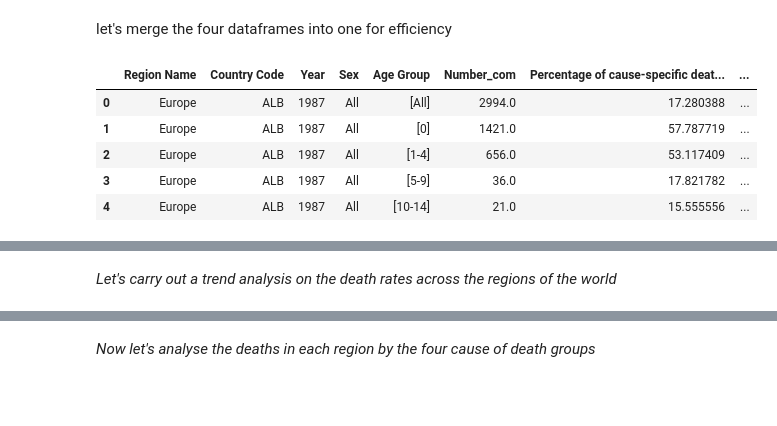
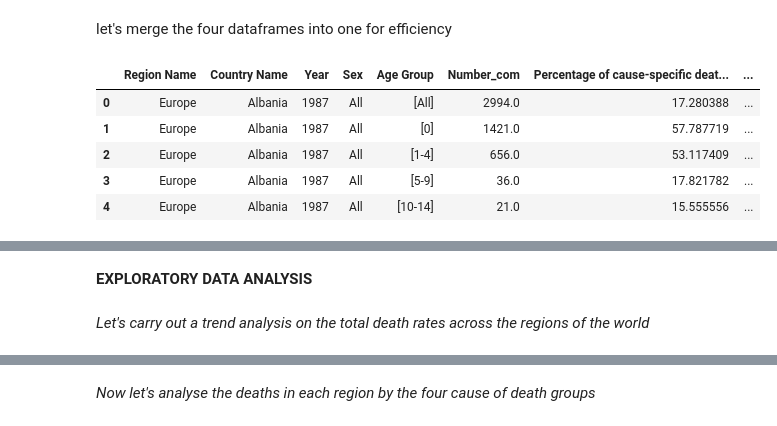
Before and after one commit to CEJ-Ezenezi/Global-Mortality-Analysis, a Jupyter notebook: global_mortality_patterns.ipynb, the cells around one changed output, grey strips where cells are left out. Drawn from its saved outputs; the diff is of its cells as text; code cells hidden in the pictures; blank space fills up the shorter version.

```diff
--- a/global_mortality_patterns.ipynb
+++ b/global_mortality_patterns.ipynb
@@ -28,7 +28,7 @@ def read_data(csv_filename):
     df = pd.read_csv(csv_filename,  sep=',', skiprows=5, index_col=False)
 
     #drop irrelevant columns
-    df = df.drop(['Region Code', 'Country Name', 'Age group code',
+    df = df.drop(['Region Code', 'Country Code', 'Age group code',
         'Age-standardized death rate per 100 000 standard population'], axis=1)
 
     #drop rows with nan values
@@ -107,21 +107,21 @@ Let's then carry out some summary statistics on the four different dataframes
 let's merge the four dataframes into one for efficiency
 # %%
 #merge on common columns
-common_cols = ['Region Name', 'Country Code', 'Year', 'Sex', 'Age Group']
+common_cols = ['Region Name', 'Country Name', 'Year', 'Sex', 'Age Group']
 
 # Perform successive merges
 merged_df = pd.merge(com_deaths, ill_deaths, on=common_cols, suffixes=('_com', '_ill'))
-merged_df = pd.merge(merged_df, injuries_deaths, on=common_cols, suffixes=('', '_inj'))
+merged_df = pd.merge(merged_df, injuries_deaths, on=common_cols, suffixes=('', '_injuries'))
 merged_deaths_df = pd.merge(merged_df, noncom_deaths, on=common_cols, suffixes=('', '_noncom'))
 
 merged_deaths_df.head()
 # %% [output]
-|  | Region Name | Country Code | Year | Sex | Age Group | Number_com | Percentage of cause-specific deat... | ... |
-| 0 | Europe | ALB | 1987 | All | [All] | 2994.0 | 17.280388 | ... |
-| 1 | Europe | ALB | 1987 | All | [0] | 1421.0 | 57.787719 | ... |
-| 2 | Europe | ALB | 1987 | All | [1-4] | 656.0 | 53.117409 | ... |
-| 3 | Europe | ALB | 1987 | All | [5-9] | 36.0 | 17.821782 | ... |
-| 4 | Europe | ALB | 1987 | All | [10-14] | 21.0 | 15.555556 | ... |
+|  | Region Name | Country Name | Year | Sex | Age Group | Number_com | Percentage of cause-specific deat... | ... |
+| 0 | Europe | Albania | 1987 | All | [All] | 2994.0 | 17.280388 | ... |
+| 1 | Europe | Albania | 1987 | All | [0] | 1421.0 | 57.787719 | ... |
+| 2 | Europe | Albania | 1987 | All | [1-4] | 656.0 | 53.117409 | ... |
+| 3 | Europe | Albania | 1987 | All | [5-9] | 36.0 | 17.821782 | ... |
+| 4 | Europe | Albania | 1987 | All | [10-14] | 21.0 | 15.555556 | ... |
 # %%
 merged_deaths_df.describe()
 # %% [output]
@@ -134,5 +134,7 @@ merged_deaths_df.describe()
 | 50% | 2005.000000 | 49.000000 | 6.153846 | 26.807930 | 20.000000 | 2.680637 | ... |
 | 75% | 2012.000000 | 298.000000 | 12.727273 | 112.083274 | 132.000000 | 6.666667 | ... |
 | max | 2021.000000 | 560993.000000 | 100.000000 | 9998.846287 | 180870.000000 | 100.000000 | ... |
+# %% [markdown]
+**EXPLORATORY DATA ANALYSIS**
 # %% [markdown]
-*Let's carry out a trend analysis on the death rates across the regions of the world*
+*Let's carry out a trend analysis on the total death rates across the regions of the world*
```
Also changed, not shown: parts of 28 cells of this notebook.
